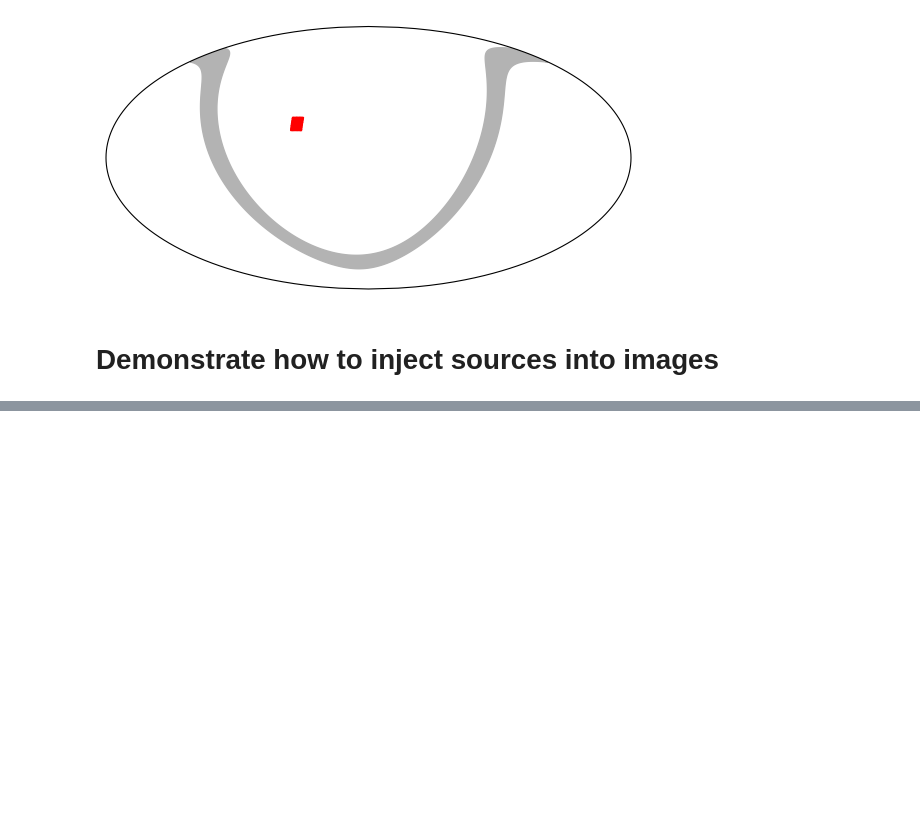
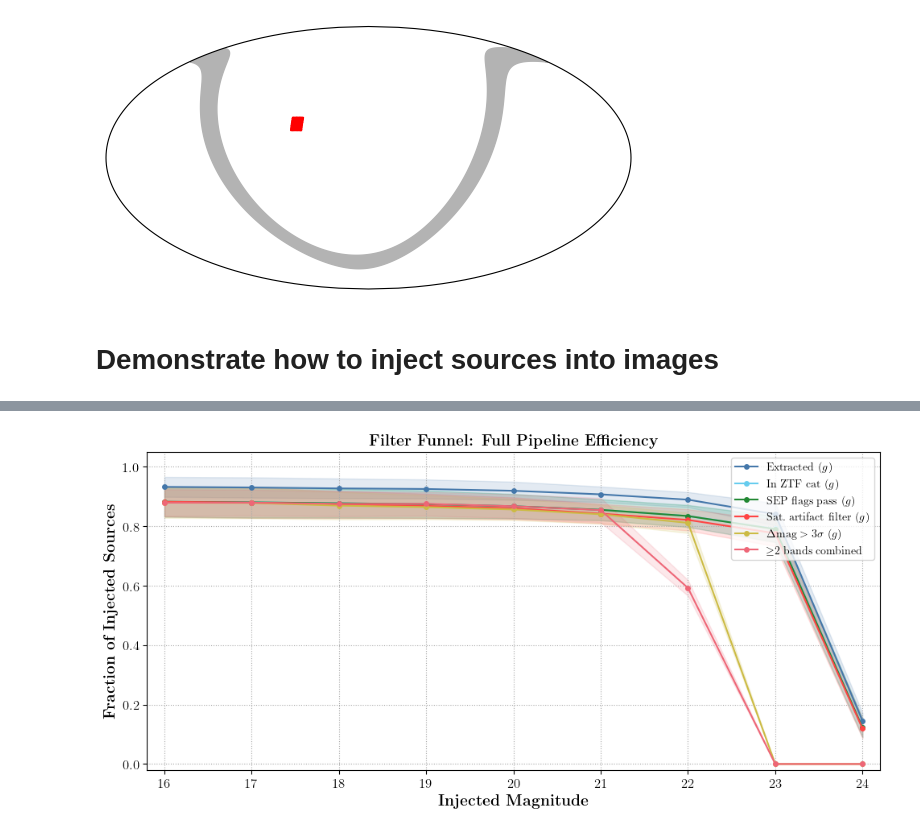
Before and after one commit to Adam-Boesky/long_transients, a Jupyter notebook: Notebooks/efficiency.ipynb, the cells around one changed output, grey strips where cells are left out. Saved outputs shown, nothing was run; the diff lists cells and outputs as text; code cells hidden in the pictures; blank space fills up the shorter version.

```diff
--- a/Notebooks/efficiency.ipynb
+++ b/Notebooks/efficiency.ipynb
@@ -404,0 +197,33 @@ plt.show()
+# %%
+# Plot 1 – Filter funnel: fraction of injected sources surviving each pipeline step (g-band)
+fig, ax = plt.subplots(figsize=(10, 5))
+
+STEPS = [
+    ('g_extracted',      r'Extracted ($g$)',                    '#4477AA'),
+    ('g_in_ztf',         r'In ZTF cat ($g$)',                   '#66CCEE'),
+    ('g_sep_filter',     r'SEP flags pass ($g$)',               '#228833'),
+    ('g_ext_artifact_filter',     r'Sat.\ artifact filter ($g$)',        '#FF4444'),
+    ('g_only_big_dmag',  r'$\Delta$mag $>3\sigma$ ($g$)',     '#CCBB44'),
+    ('at_least_2_bands', r'$\geq$2 bands combined',            '#EE6677'),
+]
+
+for key, label, color in STEPS:
+    ys  = np.array([pipe_mean(m, key) / N_INJECTED for m in mags_pipe])
+    err = np.array([pipe_std(m,  key) / N_INJECTED for m in mags_pipe])
+    ax.plot(mags_pipe, ys, '-o', ms=4, color=color, label=label)
+    ax.fill_between(mags_pipe, ys - err, ys + err, alpha=0.15, color=color)
+
+ax.set_xlabel(r'\textbf{Injected Magnitude}', fontsize=14)
+ax.set_ylabel(r'\textbf{Fraction of Injected Sources}', fontsize=14)
+ax.set_title(r'\textbf{Filter Funnel: Full Pipeline Efficiency}', fontsize=14)
+ax.legend(loc='upper right', fontsize=10)
+ax.set_ylim(-0.02, 1.05)
+ax.set_xlim(mags_pipe[0] - 0.2, mags_pipe[-1] + 0.2)
+ax.grid(True, ls=':', color='darkgray')
+ax.tick_params(labelsize=12)
+
+plt.tight_layout()
+plt.savefig('/Users/adamboesky/Research/long_transients/Figures/pipeline_filter_funnel.pdf', bbox_inches='tight')
+plt.show()
+# %% [output]
+[figure, added]
```
Also changed, not shown: parts of 27 cells of this notebook, 6 other files.
